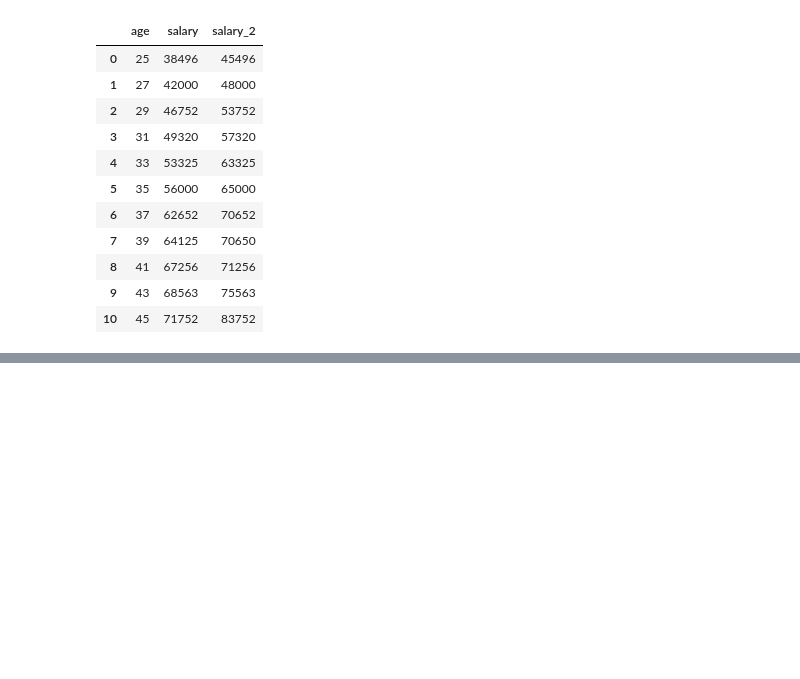
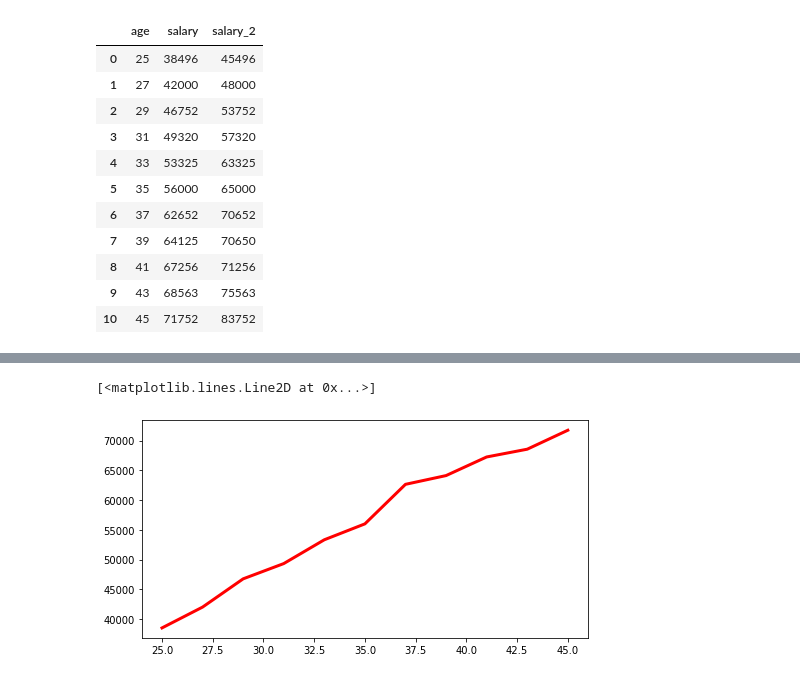
Before and after one commit to ceyhunsahin/PANDAS, a Jupyter notebook: matplotlib/working.ipynb, the cells around one changed output, grey strips where cells are left out. Cells and saved outputs as stored; diff of their text form; code cells hidden in the pictures; blank space fills up the shorter version.

Commit message:
matplotlib extra

```diff
--- a/matplotlib/working.ipynb
+++ b/matplotlib/working.ipynb
@@ -330,0 +360,6 @@ fig.savefig("myplot.pdf", dpi = 100). # dpi deyince oransal buyume olur
+# %%
+fig, ax = plt.subplots(figsize=(8,4))
+ax.plot(age, salary, 'r',lw = 3, ls = '-')
+# %% [output]
+[<matplotlib.lines.Line2D at 0x...>]
+[figure, added]
```
Also changed, not shown: parts of 45 cells of this notebook, 5 other files.
